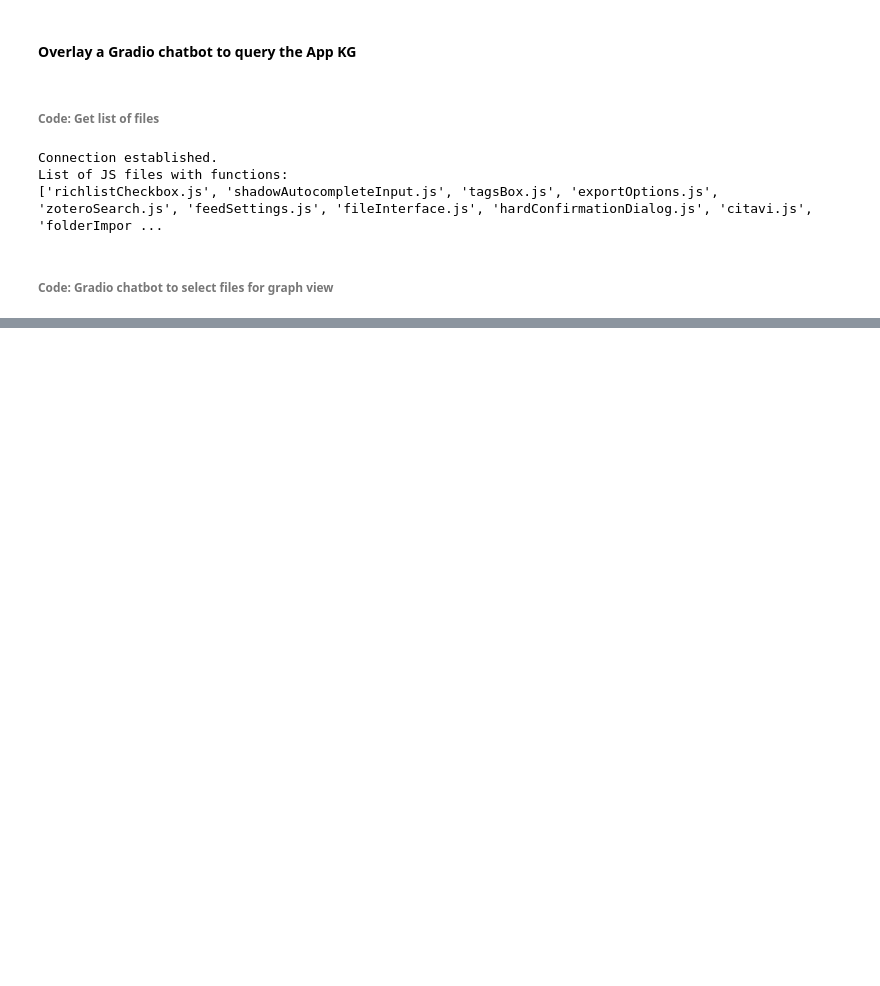
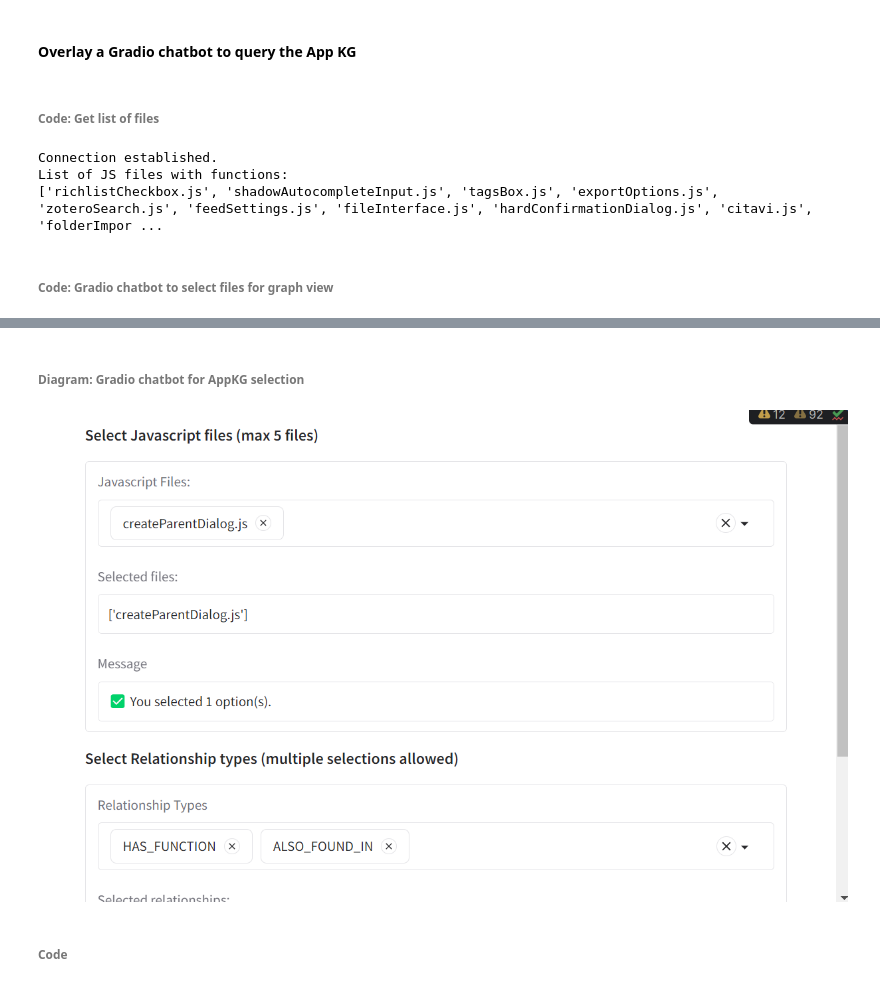
Before and after one commit to georgejaymcmc/AICampKGTalk, a Jupyter notebook: AICampKGTalk.ipynb, the cells around one changed output, grey strips where cells are left out. Drawn from its saved outputs; the diff is of its cells as text; code cells hidden in the pictures; blank space fills up the shorter version.

Commit message:
Gradio chatbot for App KG

```diff
--- a/AICampKGTalk.ipynb
+++ b/AICampKGTalk.ipynb
@@ -2550,6 +2562,20 @@ demo.launch()
 
 To create a public link, set `share=True` in `launch()`.
 [interactive output not drawn]
+# %% [markdown]
+###### Diagram: Gradio chatbot for AppKG selection
+# %%
+from IPython.display import Image
+
+# Specify the path to your PNG file
+png_path = r"Diagrams\PNG\appKGGradio.png"
+
+# Display the PNG file
+Image(filename=png_path)
+# %% [output]
+[figure, added]
+# %% [markdown]
+###### Code
 # %%
 with (GraphDatabase.driver("bolt://localhost:7687", auth=AUTH, database='apprepo') as driver):
     driver.verify_connectivity()
```
Also changed, not shown: parts of 6 cells of this notebook, 2 other files.
